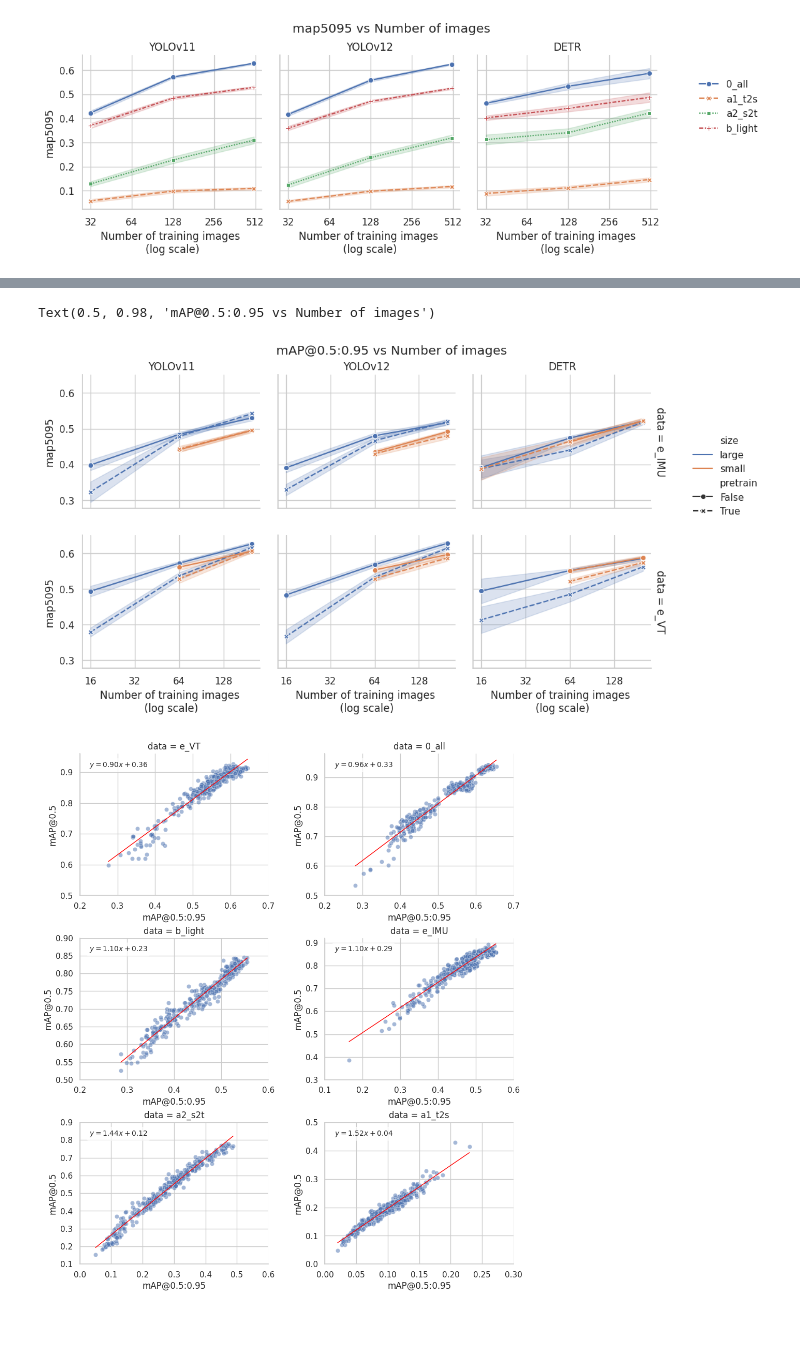
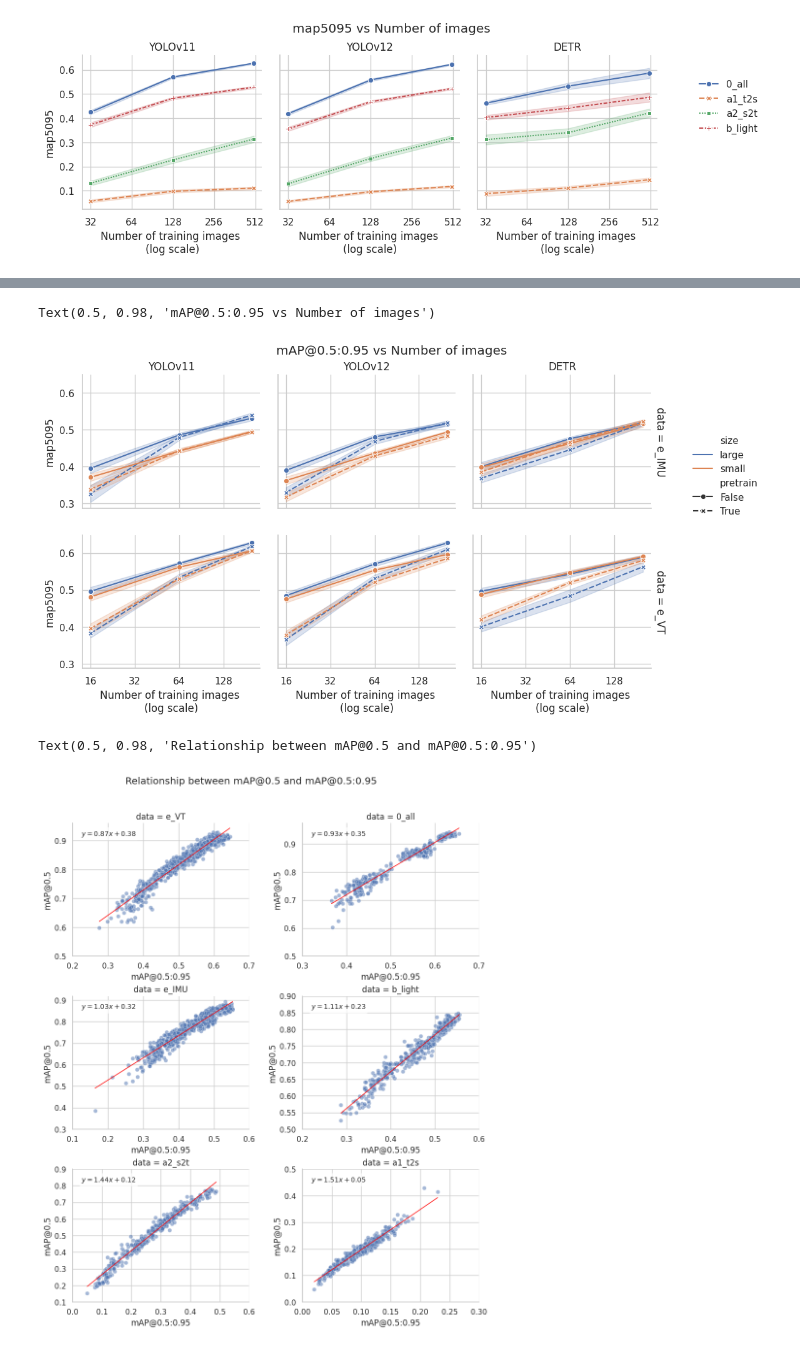
Before and after one commit to Niche-Lab/COLO, a Jupyter notebook: evaluate.ipynb, the cells around one changed output, grey strips where cells are left out. Drawn from its saved outputs; the diff is of its cells as text; code cells hidden in the pictures.

```diff
--- a/evaluate.ipynb
+++ b/evaluate.ipynb
@@ -54,12 +54,14 @@ def add_size(df):
     df.loc[df["model"].str.contains("rtdetr-x"), "size"] = "large"
     return df
 # %%
-df_s1 = pd.concat([pd.read_csv(f) for f in ls_csv if "study1" in str(f)], ignore_index=True)
+df_s1 = pd.concat([pd.read_csv(f) for f in ls_csv if "study1" in str(f)], ignore_index=True).drop_duplicates()
+df_s1 = df_s1.query("n in [32, 128, 500]")
 df_s1 = add_family(df_s1)
 df_s1 = add_size(df_s1)
 n_row = df_s1.shape[0]
 n_unique_row = df_s1.loc[:, ["data", "model", "n", "map5095", "map50", "f1"]].drop_duplicates().shape[0]
 print(f"Number of rows: {n_row}")
 print(f"Number of unique rows: {n_unique_row}")
-df_s1
+df_s1 = df_s1.query("iter <= 2")
+df_s1.head()
 # %% [output]
@@ -81,10 +76,11 @@ Number of unique rows: 1383
 # %%
-df_s2 = pd.concat([pd.read_csv(f) for f in ls_csv if "study2" in str(f)], ignore_index=True)
+df_s2 = pd.concat([pd.read_csv(f) for f in ls_csv if "study2" in str(f)], ignore_index=True).drop_duplicates()
 df_s2 = add_family(df_s2)
 df_s2 = add_size(df_s2)
 n_row = df_s2.shape[0]
 n_unique_row = df_s2.loc[:, ["data", "model", "n", "map5095", "map50", "f1"]].drop_duplicates().shape[0]
 print(f"Number of rows: {n_row}")
 print(f"Number of unique rows: {n_unique_row}")
+df_s2 = df_s2.query("iter <= 4")
 df_s2
 # %% [output]
@@ -153,7 +128,6 @@ df_s2.query("n==16").groupby(["data", "model", "n", "pretrain"]).size().reset_in
 # %%
 config_s1 = ["0_all", "a1_t2s", "a2_s2t", "b_light"]
 sns.set(style="whitegrid")
-df_s1 = df_s1.query("n != 16 and n != 64")
 
 def plot_s1_overview(df, metric):
     g = sns.FacetGrid(df,
@@ -237,7 +211,7 @@ g.figure.subplots_adjust(top=0.9, hspace=0.2, wspace=0.1)
 g.fig.suptitle("mAP@0.5:0.95 vs Number of images")
 # %% [output]
 Text(0.5, 0.98, 'mAP@0.5:0.95 vs Number of images')
-[figure, old version]
+[figure, new version]
 # %%
 # merge data, family, size, map50, map5095
 cols = ["data", "family", "size", "map50", "map5095"]
@@ -253,7 +227,7 @@ g = sns.FacetGrid(df_merge,
     sharey=False, sharex=False,
     col="data", col_wrap=2,
     col_order=["e_VT", "0_all",
-               "b_light", "e_IMU",
+               "e_IMU", "b_light",
                "a2_s2t", "a1_t2s"],
     margin_titles=True
 )
@@ -262,7 +236,6 @@ g.map_dataframe(
     sns.scatterplot,
     x="map5095", y="map50",
     alpha=0.5,
-    # edgecolor="black",
     zorder=1,
 )
 
@@ -288,31 +261,33 @@ for ax, (data_key, sub_data) in zip(g.axes.flat, g.facet_data()):
     eqn = f"$y = {slope:.2f}x + {intercept:.2f}$"
     ax.text(
         0.05, 0.95, eqn,
         transform=ax.transAxes,
         fontsize=10,
         verticalalignment="top",
         bbox=dict(boxstyle="round,pad=0.3", facecolor="white", alpha=0.7)
     )
 
     # Custom ticks at 0.1 intervals
     x_min, x_max = ax.get_xlim()
     y_min, y_max = ax.get_ylim()
     x_rg_min = np.max([0, np.floor(x_min * 10) / 10])
     x_rg_max = np.min([1, np.ceil(x_max * 10) / 10 + 0.1])
     y_rg_min = np.max([0, np.floor(y_min * 10) / 10])
     y_rg_max = np.min([1, np.ceil(y_max * 10) / 10 + 0.1])
     ax.set_xticks(np.arange(x_rg_min, x_rg_max, 0.1))
     ax.set_yticks(np.arange(y_rg_min, y_rg_max, 0.1))
     ax.grid(True)
 
 # Set labels
 g.set(
     xscale="linear",
     yscale="linear",
     xlabel="mAP@0.5:0.95",
     ylabel="mAP@0.5",
 )
 g.figure.set_size_inches(10, 12)
 g.figure.subplots_adjust(top=0.9, hspace=0.3, wspace=0.3)
+g.fig.suptitle("Relationship between mAP@0.5 and mAP@0.5:0.95")
 # %% [output]
+Text(0.5, 0.98, 'Relationship between mAP@0.5 and mAP@0.5:0.95')
-[figure, old version]
+[figure, new version]
```
Also changed, not shown: parts of 7 cells of this notebook, 40 other files.
